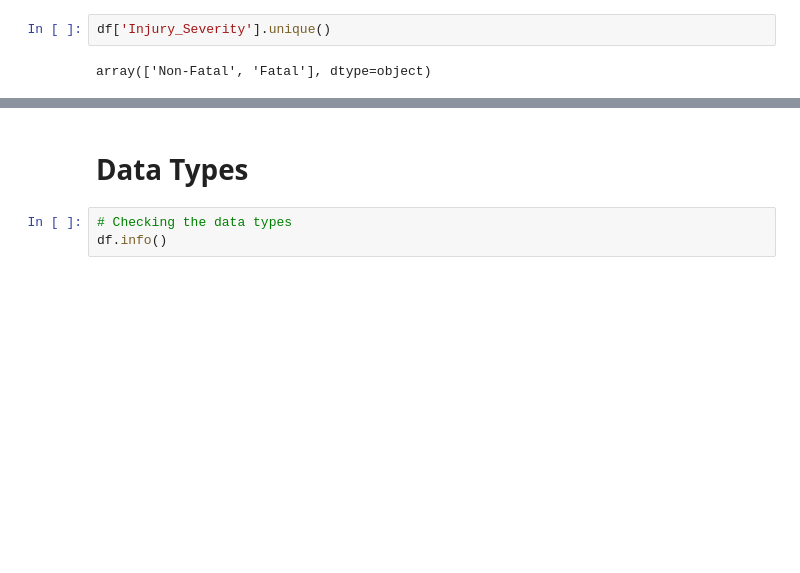
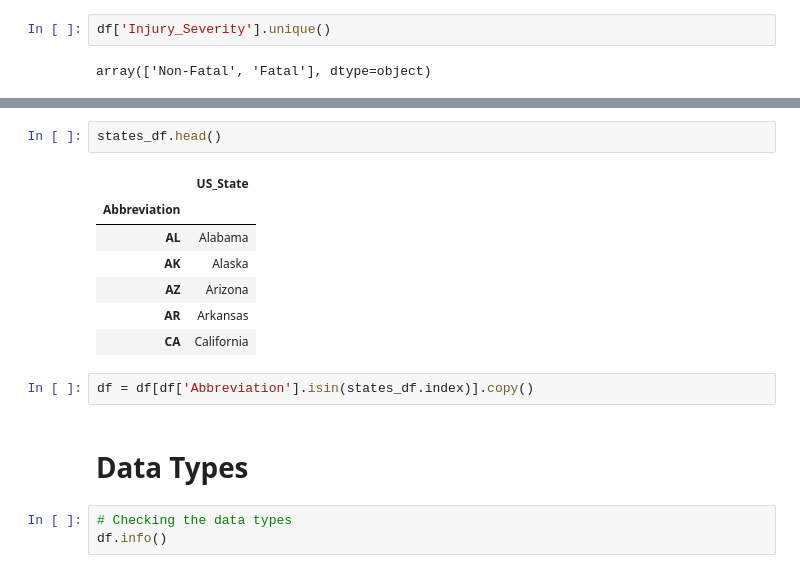
Before and after one commit to timkiruri/AeroRisk-Analysis, a Jupyter notebook: notebooks/02_data_cleaning.ipynb, the cells around one changed output, grey strips where cells are left out. Drawn from its saved outputs; the diff is of its cells as text; blank space fills up the shorter version.

Commit message:
Cleaning US States

```diff
--- a/notebooks/02_data_cleaning.ipynb
+++ b/notebooks/02_data_cleaning.ipynb
@@ -428,3 +443,15 @@ array(['Non-Fatal', 'Fatal'], dtype=object)
+# %%
+states_df.head()
+# %% [output]
+|  | US_State |
+| Abbreviation |  |
+| AL | Alabama |
+| AK | Alaska |
+| AZ | Arizona |
+| AR | Arkansas |
+| CA | California |
+# %%
+df = df[df['Abbreviation'].isin(states_df.index)].copy()
 # %% [markdown]
 # Data Types
 # %%
```
Also changed, not shown: parts of 3 cells of this notebook, 1 other file.
